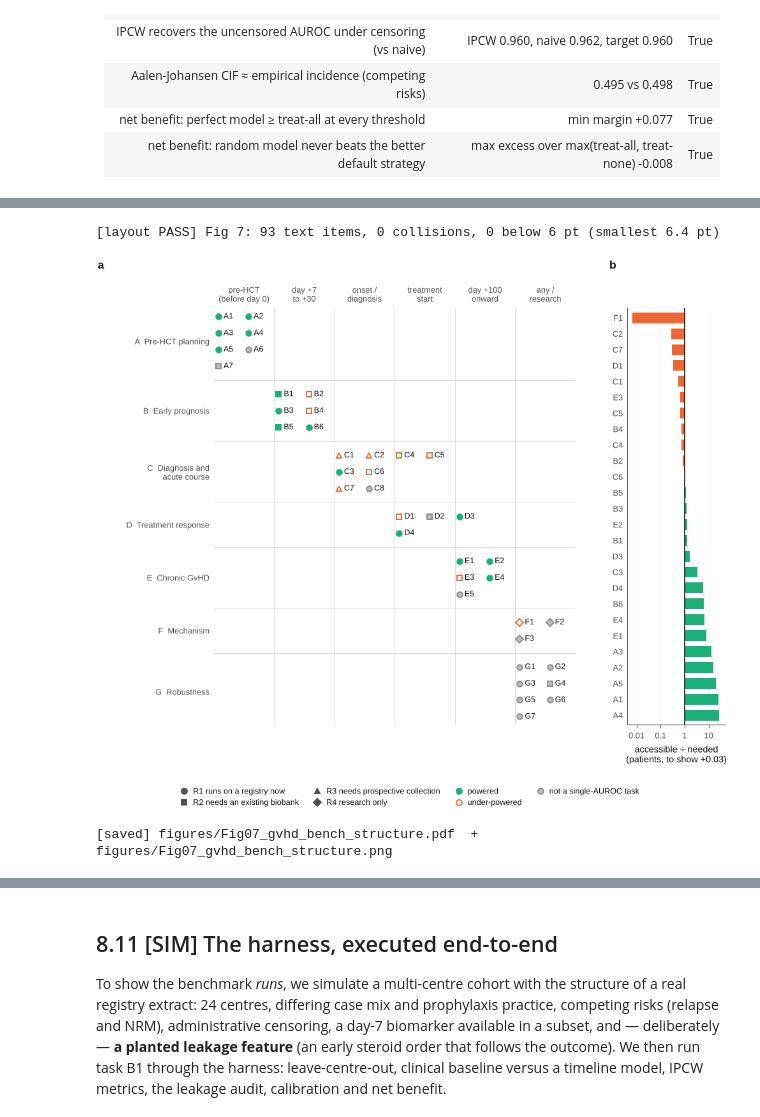
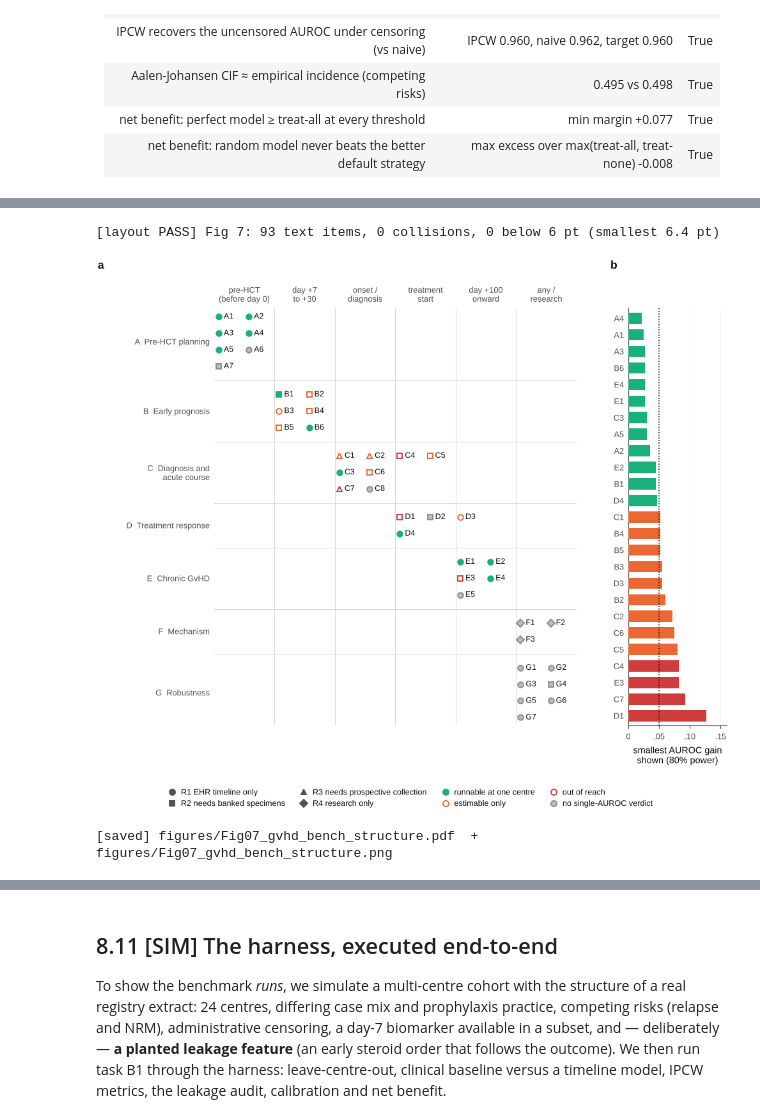
Before and after one commit to dhillonv10/benchmark-paper, a Jupyter notebook: ALLO_FM_GvHD_foundation_model.ipynb, the cells around one changed output, grey strips where cells are left out. Cells and saved outputs as stored; diff of their text form; code cells hidden in the pictures.

```diff
--- a/ALLO_FM_GvHD_foundation_model.ipynb
+++ b/ALLO_FM_GvHD_foundation_model.ipynb
@@ -67,6 +67,10 @@ plt.rcParams.update({'figure.dpi': 110, 'axes.spines.top': False, 'axes.spines.r
                      'axes.grid': True, 'grid.alpha': .25, 'font.size': 9})
 QUICK = os.environ.get('ALLOFM_QUICK', '0') == '1'      # QUICK=1 cuts simulation replicates ~4x (numbers get noisier)
 SPEC_DIR = 'spec'; os.makedirs(SPEC_DIR, exist_ok=True)
+# The scale this paper plans for: ONE large transplant centre. Everything the plan asks for is sized to fit inside these numbers (planning values, †).
+TRANSPLANTS_PER_YEAR, EHR_YEARS, SPECIMEN_YEARS, USABLE_FRACTION = 200, 7.5, 3, .70
+N_CAP = int(round(TRANSPLANTS_PER_YEAR * EHR_YEARS))                                   # 1,500 patients with an EHR timeline (the ceiling cohort)
+N_SPEC = int(round(TRANSPLANTS_PER_YEAR * SPECIMEN_YEARS * USABLE_FRACTION))            # 420 of them with prospectively banked specimens
 COL = dict(raw='#4C72B0', pre='#55A868', rand='#8C8C8C', oracle='#C44E52', clin='#937860', bio='#DD8452', leak='#8172B2')
 
 def md_table(df, index=False, max_w=None):
@@ -1668,6 +1695,9 @@ Families: **A** pre-transplant planning · **B** early post-transplant prognosis
 # %%
 # ----------------------------------------------------------------------------- Riley et al. sample-size criteria (needed by the registry; validated below)
 def r2cs_from_auc(A, prev, n_mc=400_000, seed=0):
+    return _r2cs(round(float(A), 4), round(float(prev), 4), n_mc, seed)
+@functools.lru_cache(maxsize=None)
+def _r2cs(A, prev, n_mc, seed):
     """Model-implied Cox-Snell R^2 for a calibrated model with given AUROC and prevalence (equal-variance binormal)."""
     rng = np.random.default_rng(seed); d = math.sqrt(2) * norm.ppf(A)
     y = rng.random(n_mc) < prev; x = np.where(y, rng.normal(d, 1, n_mc), rng.normal(0, 1, n_mc))
@@ -1684,6 +1714,17 @@ def riley_n(P, A, prev, S=.9, delta=.05, margin=.05):
     n = max(n1, n2, n3)
     return dict(n=int(math.ceil(n)), events=int(math.ceil(n * prev)), EPP=round(n * prev / P, 1),
                 binding=['shrinkage', 'optimism', 'prevalence'][int(np.argmax([n1, n2, n3]))])
+def max_params(n, A, prev, S=.9, delta=.05, margin=.05):
+    """The LARGEST number of candidate parameters a development set of n patients can support (Riley criteria 1-3 inverted); 0 if n is below the prevalence-precision floor."""
+    if n < (1.96 / margin) ** 2 * prev * (1 - prev): return 0
+    r2 = r2cs_from_auc(A, prev); max_r2 = 1 - math.exp(2 * (prev * math.log(prev) + (1 - prev) * math.log(1 - prev))); S2 = r2 / (r2 + delta * max_r2)
+    return int(math.floor(min(n * (S - 1) * math.log(1 - r2 / S), n * (S2 - 1) * math.log(1 - r2 / S2))))
+def min_detectable_gain(n, A_base, prev, rho=.85, power=.8):
+    """Smallest paired AUROC gain over a baseline of AUROC A_base that n patients detect with the given power (closed-form DeLong)."""
+    for d in np.arange(.005, .30, .0025):
+        if power_delta(n, prev, A_base, A_base + d, rho) >= power: return float(d)
+    return float('nan')
+assert all(max_params(riley_n(P, .72, .35)['n'], .72, .35) in (P, P - 1) for P in (5, 10, 20, 50)), 'max_params must invert riley_n'
 assert abs(24 / ((0.9 - 1) * math.log(1 - 0.288 / 0.9)) - 623) < 1.5     # arithmetic check of criterion 1 on a published worked example
 print('Riley criterion-1 arithmetic check passed; R2_CS(AUROC .75, prev .4) =', round(r2cs_from_auc(.75, .4), 3))
 # %% [output]
@@ -2149,53 +2196,50 @@ L1, W1, L2, W2 = 1.42, 4.05, 6.05, 1.10
 axm = fig.add_axes([L1 / FWIN, .98 / FHIN, W1 / FWIN, Hin / FHIN]); axr = fig.add_axes([L2 / FWIN, .98 / FHIN, W2 / FWIN, Hin / FHIN])
 axm.set_xlim(0, 6); axm.set_ylim(Hin, 0)
 ymid, y0 = {}, 0.0
 for f in FAMN:
     h = fam_rows[f] * ROW; ymid[f] = y0 + h / 2
     for b in range(6):
         sub = reg_full[(reg_full.fam == f) & (reg_full.bin == b)].sort_values('id')
         for k, (_, r) in enumerate(sub.iterrows()):
             x = b + .075 + (k % SLOTS) * .5; y = y0 + (k // SLOTS + .5) * ROW
-            v = r.verdict
-            kw = dict(mfc=PAL['aqua'], mec=PAL['aqua']) if v == 'POWERED' else (dict(mfc='none', mec=PAL['orange']) if v == 'UNDER-POWERED' else dict(mfc=PAL['grey2'], mec=PAL['grey']))
+            v = r.one_inst_verdict
+            kw = {'RUNNABLE': dict(mfc=PAL['aqua'], mec=PAL['aqua']), 'ESTIMABLE': dict(mfc='none', mec=PAL['orange']), 'OUT OF REACH': dict(mfc='none', mec=PAL['bad'])}.get(v, dict(mfc=PAL['grey2'], mec=PAL['grey']))
             axm.plot(x, y, MARK[r.readiness], ms=4.4, mew=1.0, **kw, zorder=3)
             axm.text(x + .085, y, r.id, fontsize=6.4, va='center', ha='left', color=PAL['ink'])
     y0 += h + FPAD
     if f != 'G': axm.axhline(y0 - FPAD / 2, color=PAL['grid'], lw=.5)
 for b in range(1, 6): axm.axvline(b, color=PAL['grid'], lw=.5)
 axm.set_yticks([ymid[f] for f in FAMN]); axm.set_yticklabels([f'{f}  {FAMN[f]}' for f in FAMN]); axm.tick_params(axis='y', length=0)
 axm.xaxis.tick_top(); axm.set_xticks(np.arange(6) + .5); axm.set_xticklabels(BINS); axm.tick_params(axis='x', length=0)
 for sp in ('left', 'bottom', 'right', 'top'): axm.spines[sp].set_visible(False)
 axm.annotate('a', (0, 1), xycoords='axes fraction', xytext=(-1.3 * 72, 32), textcoords='offset points', fontsize=9, fontweight='bold')
-# (b) accessible / needed, for the 26 tasks that have a numeric requirement
-need = reg_full.dropna(subset=['n to show +0.03']).copy()
-need['req'] = need[['n to develop (50-param)', 'n to show +0.03']].astype(float).max(axis=1)
-need['ratio'] = need['n accessible (est.)'] / need['req']
-need = need.sort_values('ratio').reset_index(drop=True)
-axr.barh(np.arange(len(need)), need.ratio - 1, left=1, height=.68, zorder=3,
-         color=[PAL['aqua'] if v == 'POWERED' else PAL['orange'] for v in need.verdict])
-axr.set_xscale('log'); axr.set_xlim(max(need.ratio.min() * .6, 1e-3), need.ratio.max() * 1.8); axr.axvline(1, color=PAL['ink'], lw=.8, zorder=4)
+# (b) smallest gain one centre can show, for the tasks that have a numeric requirement
+VCOL = {'RUNNABLE': PAL['aqua'], 'ESTIMABLE': PAL['orange'], 'OUT OF REACH': PAL['bad']}
+need = reg_full[reg_full.one_inst_verdict.isin(VCOL)].copy().sort_values('min_detectable_gain').reset_index(drop=True)
+axr.barh(np.arange(len(need)), need.min_detectable_gain, height=.68, zorder=3, color=[VCOL[v] for v in need.one_inst_verdict])
+axr.set_xlim(0, .16); axr.axvline(.05, color=PAL['ink'], lw=.8, ls=':', zorder=4)
 axr.set_yticks(np.arange(len(need))); axr.set_yticklabels(need.id); axr.set_ylim(len(need) - .4, -.6)
-_tk = [t for t in (.01, .1, 1, 10, 100) if axr.get_xlim()[0] <= t <= axr.get_xlim()[1]]
-axr.set_xticks(_tk); axr.set_xticklabels([f'{t:g}' for t in _tk]); axr.minorticks_off()
+axr.set_xticks([0, .05, .10, .15]); axr.set_xticklabels(['0', '.05', '.10', '.15']); axr.minorticks_off()
 axr.tick_params(axis='y', length=0); ygrid(axr, 'x')
-axr.set_xlabel('accessible ÷ needed\n(patients, to show +0.03)')
+axr.set_xlabel('smallest AUROC gain\nshown (80% power)')
 axr.annotate('b', (0, 1), xycoords='axes fraction', xytext=(-.2 * 72, 32), textcoords='offset points', fontsize=9, fontweight='bold')
 fig.legend([plt.Line2D([], [], marker=m, ls='none', ms=4.6, mfc=PAL['ink2'], mec=PAL['ink2']) for m in MARK.values()] +
            [plt.Line2D([], [], marker='o', ls='none', ms=4.6, mfc=PAL['aqua'], mec=PAL['aqua']),
             plt.Line2D([], [], marker='o', ls='none', ms=4.6, mfc='none', mec=PAL['orange'], mew=1.0),
+            plt.Line2D([], [], marker='o', ls='none', ms=4.6, mfc='none', mec=PAL['bad'], mew=1.0),
             plt.Line2D([], [], marker='o', ls='none', ms=4.6, mfc=PAL['grey2'], mec=PAL['grey'])],
-           ['R1 runs on a registry now', 'R2 needs an existing biobank', 'R3 needs prospective collection', 'R4 research only',
-            'powered', 'under-powered', 'not a single-AUROC task'], ncol=4, loc='lower center', bbox_to_anchor=(.5, 0.0),
+           ['R1 EHR timeline only', 'R2 needs banked specimens', 'R3 needs prospective collection', 'R4 research only',
+            'runnable at one centre', 'estimable only', 'out of reach', 'no single-AUROC verdict'], ncol=4, loc='lower center', bbox_to_anchor=(.5, 0.0),
            columnspacing=1.5, handletextpad=.3, labelspacing=.45)
 finish(fig, 7, 'gvhd_bench_structure',
        'GvHD-Bench v1.0. (a) The 40 tasks, grouped by family and by the landmark at which the prediction is made. Marker '
-       'shape is data readiness and colour is the powered verdict; tasks that are not a single-AUROC comparison (donor ranking, '
-       'counterfactual contrasts, representation and robustness audits) are grey. (b) For the 26 tasks with a numeric '
-       'requirement: patients accessible divided by patients needed to demonstrate a +0.03 AUROC gain over the task '
-       'baseline. Bars left of 1 are tasks the field cannot currently settle; they are labelled, not omitted.')
+       'shape is data readiness and colour is the feasibility verdict at one institution (up to 1,500 patients, about 420 with banked specimens); tasks that are not a single-AUROC comparison '
+       '(donor ranking, counterfactual contrasts, representation and robustness audits) and research-only tasks are grey. (b) For the 25 tasks with a numeric '
+       'requirement: the smallest AUROC gain over the task baseline that the eligible patients of one centre can show with 80% power. The dotted line at +0.05 separates runnable from estimable; '
+       'tasks to its right are labelled, not omitted.')
 # %% [output]
 [layout PASS] Fig 7: 93 text items, 0 collisions, 0 below 6 pt (smallest 6.4 pt)
-[figure, old version]
+[figure, new version]
 [saved] figures/Fig07_gvhd_bench_structure.pdf  +  figures/Fig07_gvhd_bench_structure.png
 # %% [markdown]
 ## 8.10 Claim ladder, with gates fixed in advance
```
Also changed, not shown: parts of 71 cells of this notebook, 53 other files.
